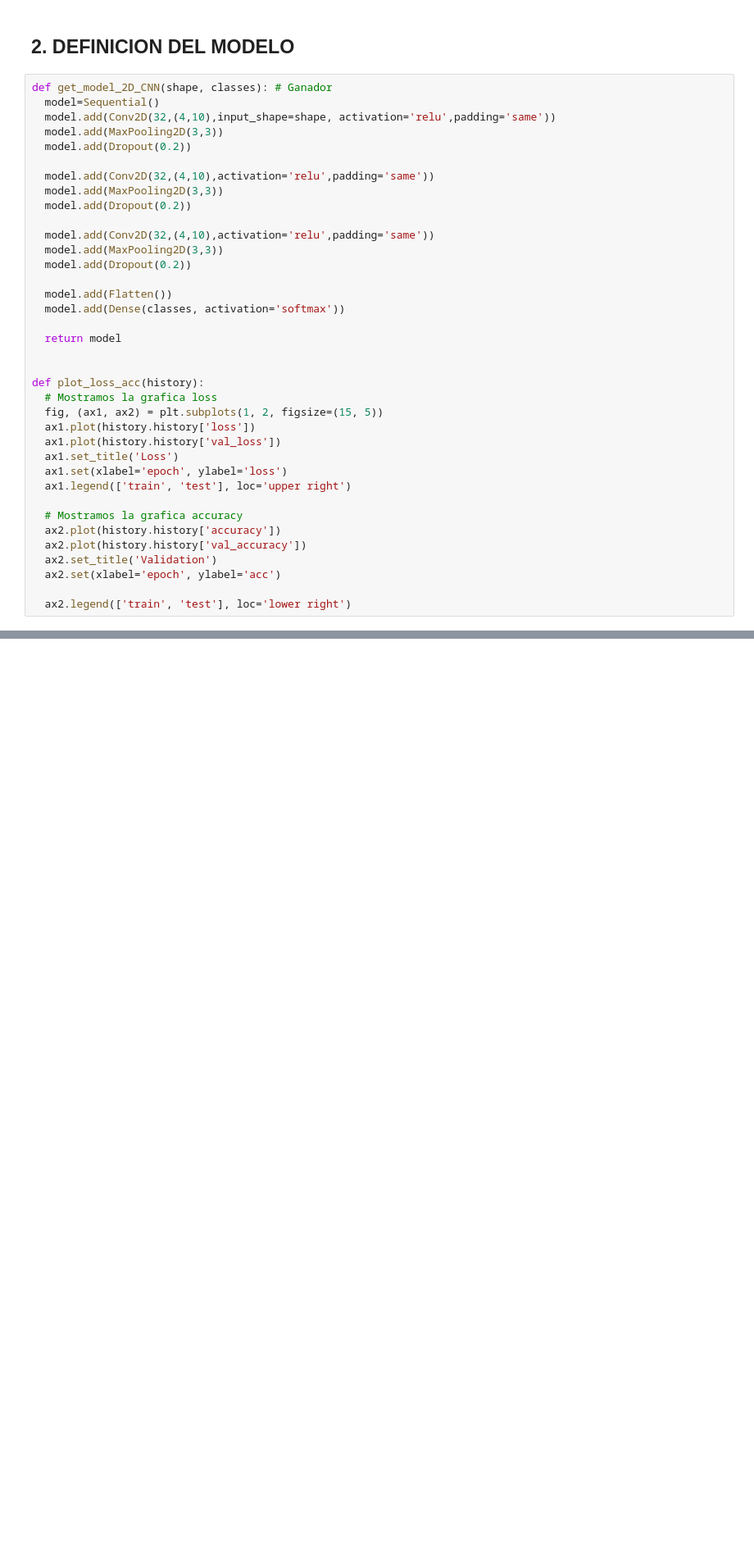
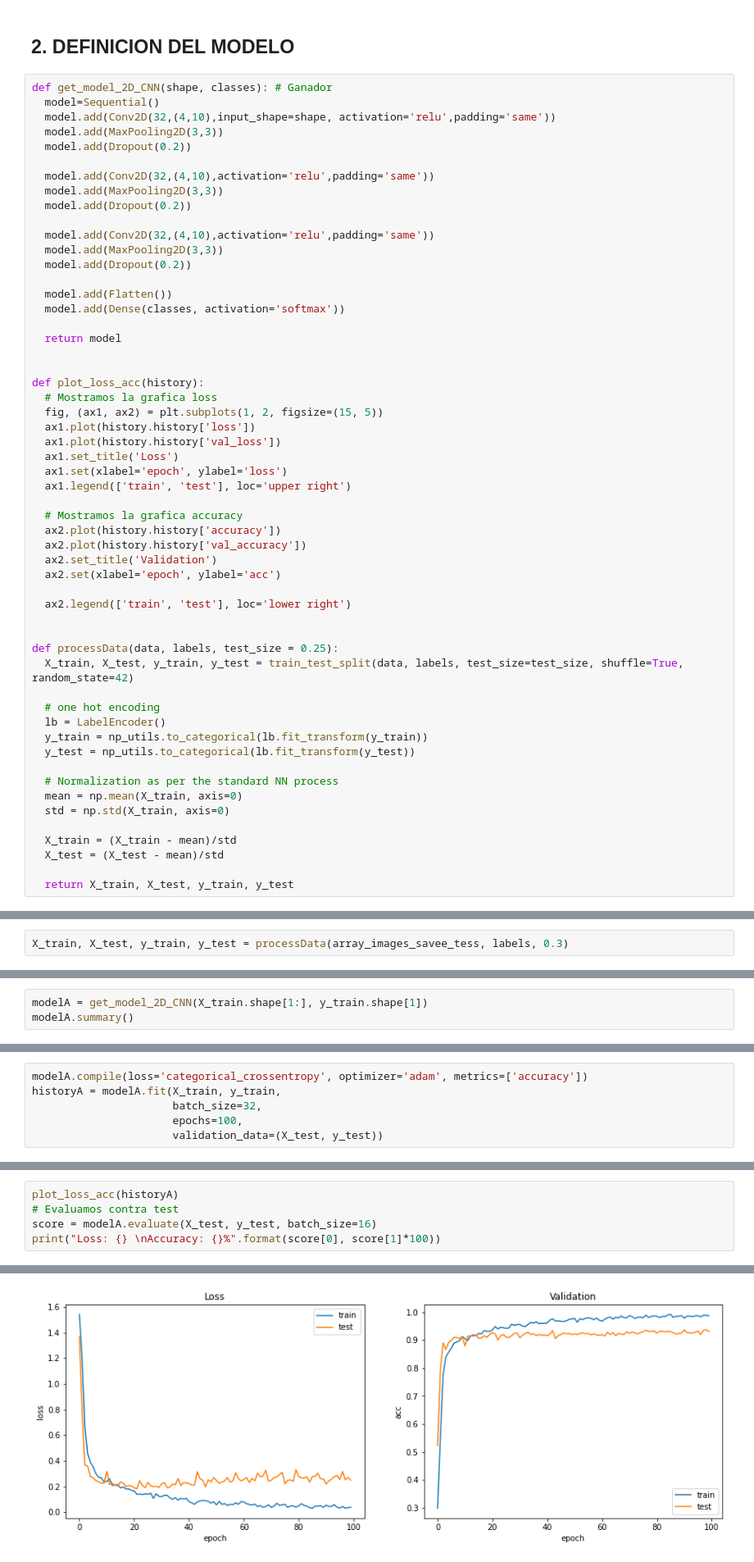
Before and after one commit to Luisa13/Speech_Emotion_Recogntion_in_Foreign_Language, a Jupyter notebook: notebooks/Foreign Language/EMODB/2_TEST_GERMAN_CNN2D.ipynb, the cells around one changed output, grey strips where cells are left out. Shown at 82% size. Drawn from its saved outputs; the diff is of its cells as text; blank space fills up the shorter version.

Commit message:
Test CNN2D in german language

```diff
--- a/notebooks/Foreign Language/EMODB/2_TEST_GERMAN_CNN2D.ipynb
+++ b/notebooks/Foreign Language/EMODB/2_TEST_GERMAN_CNN2D.ipynb
@@ -288,3 +290,21 @@ def plot_loss_acc(history):
   ax2.set(xlabel='epoch', ylabel='acc')
 
   ax2.legend(['train', 'test'], loc='lower right')
+
+
+def processData(data, labels, test_size = 0.25):
+  X_train, X_test, y_train, y_test = train_test_split(data, labels, test_size=test_size, shuffle=True, random_state=42)
+
+  # one hot encoding
+  lb = LabelEncoder()
+  y_train = np_utils.to_categorical(lb.fit_transform(y_train))
+  y_test = np_utils.to_categorical(lb.fit_transform(y_test))
+
+  # Normalization as per the standard NN process
+  mean = np.mean(X_train, axis=0)
+  std = np.std(X_train, axis=0)
+
+  X_train = (X_train - mean)/std
+  X_test = (X_test - mean)/std
+
+  return X_train, X_test, y_train, y_test
@@ -290,0 +313,2 @@ def plot_loss_acc(history):
+# %%
+X_train, X_test, y_train, y_test = processData(array_images_savee_tess, labels, 0.3)
@@ -290,0 +321,3 @@ def plot_loss_acc(history):
+# %%
+modelA = get_model_2D_CNN(X_train.shape[1:], y_train.shape[1])
+modelA.summary()
@@ -290,0 +342,6 @@ def plot_loss_acc(history):
+# %%
+modelA.compile(loss='categorical_crossentropy', optimizer='adam', metrics=['accuracy'])
+historyA = modelA.fit(X_train, y_train,
+                      batch_size=32,
+                      epochs=100,
+                      validation_data=(X_test, y_test))
@@ -290,0 +366,6 @@ def plot_loss_acc(history):
+# %%
+plot_loss_acc(historyA)
+# Evaluamos contra test
+score = modelA.evaluate(X_test, y_test, batch_size=16)
+print("Loss: {} \nAccuracy: {}%".format(score[0], score[1]*100))
+# %% [output]
@@ -290,0 +375 @@ def plot_loss_acc(history):
+[figure, added]
```
Also changed, not shown: parts of 18 cells of this notebook.
